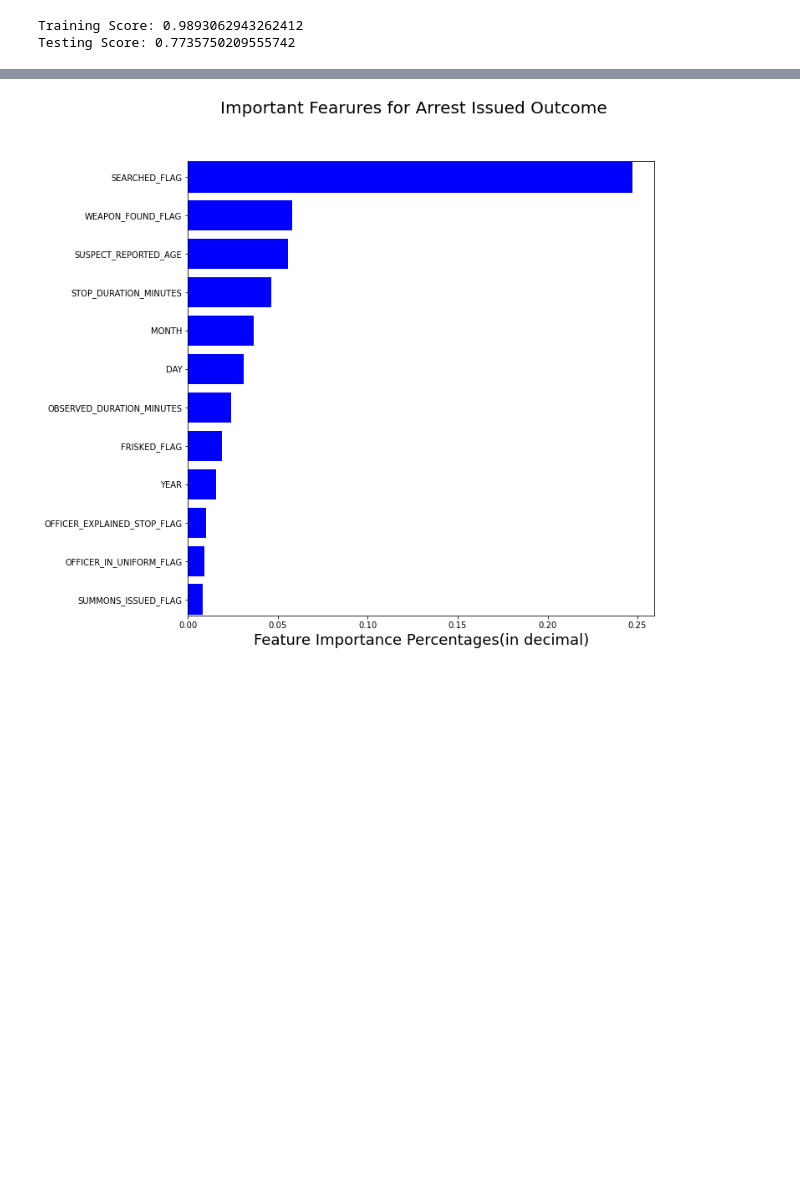
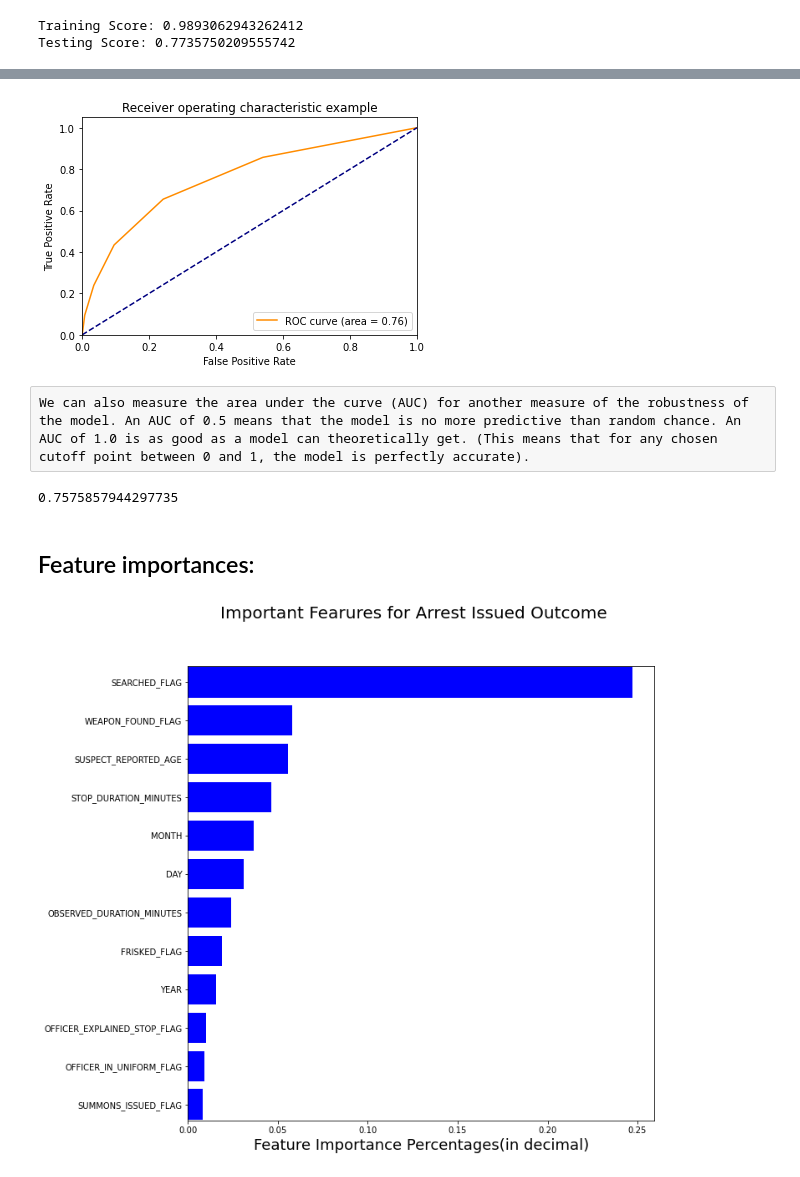
Before and after one commit to uzmabb182/data-detection-using-machine-learning, a Jupyter notebook: static/data_processing/sfq_arrest_reduced_features.ipynb, the cells around one changed output, grey strips where cells are left out. Cells and saved outputs as stored; diff of their text form; code cells hidden in the pictures; blank space fills up the shorter version.

Commit message:
Website updated with questions for prediction

```diff
--- a/static/data_processing/sfq_arrest_reduced_features.ipynb
+++ b/static/data_processing/sfq_arrest_reduced_features.ipynb
@@ -2119,0 +2190,5 @@ Testing Score: 0.7735750209555742
+# %%
+# Note that k:5 seems to be the best choice for this dataset
+knn = KNeighborsClassifier(n_neighbors=5)
+knn.fit(X_train_scaled, y_train)
+print('k=5 Test Acc: %.3f' % knn.score(X_test_scaled, y_test))
@@ -2120,3 +2255,32 @@ Testing Score: 0.7735750209555742
+# %%
+y_pred_proba = knn.predict_proba(X_test_scaled)[:,1]
+fpr, tpr, thresholds = roc_curve(y_test, y_pred_proba)
+# %%
+plt.figure()
+plt.plot(fpr, tpr, color='darkorange',
+         label=f'ROC curve (area = {roc_auc:0.2f})')
+plt.plot([0, 1], [0, 1], color='navy', linestyle='--')
+plt.xlim([0.0, 1.0])
+plt.ylim([0.0, 1.05])
+plt.xlabel('False Positive Rate')
+plt.ylabel('True Positive Rate')
+plt.title('Receiver operating characteristic example')
+plt.legend(loc="lower right")
+plt.show()
+# %% [output]
+[figure, added]
+# %% [raw]
+We can also measure the area under the curve (AUC) for another measure of the robustness of the model. An AUC of 0.5 means that the model is no more predictive than random chance. An AUC of 1.0 is as good as a model can theoretically get. (This means that for any chosen cutoff point between 0 and 1, the model is perfectly accurate).
+# %%
+# Auc gives a summery of how good our model is and closer to 1 is better
+# the area under the curve is the auc area, which is about 76%
+from sklearn.metrics import auc
+roc_auc = auc(fpr, tpr)
+roc_auc
+# %% [output]
+0.7575857944297735
+# %% [markdown]
+## Feature importances:
 # %%
 feature_importances = clf.feature_importances_
 # %%
```
Also changed, not shown: parts of 20 cells of this notebook, 1 other file.
